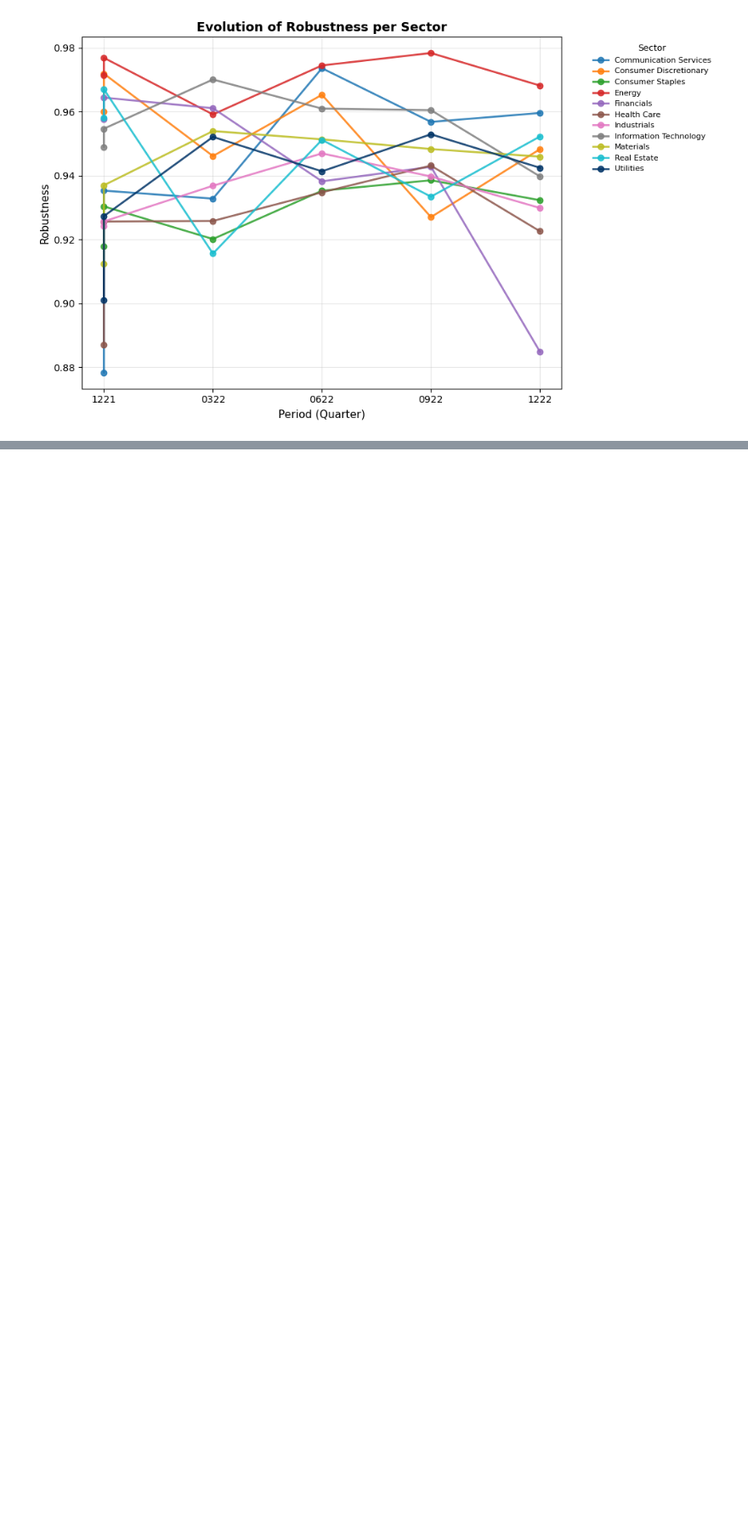
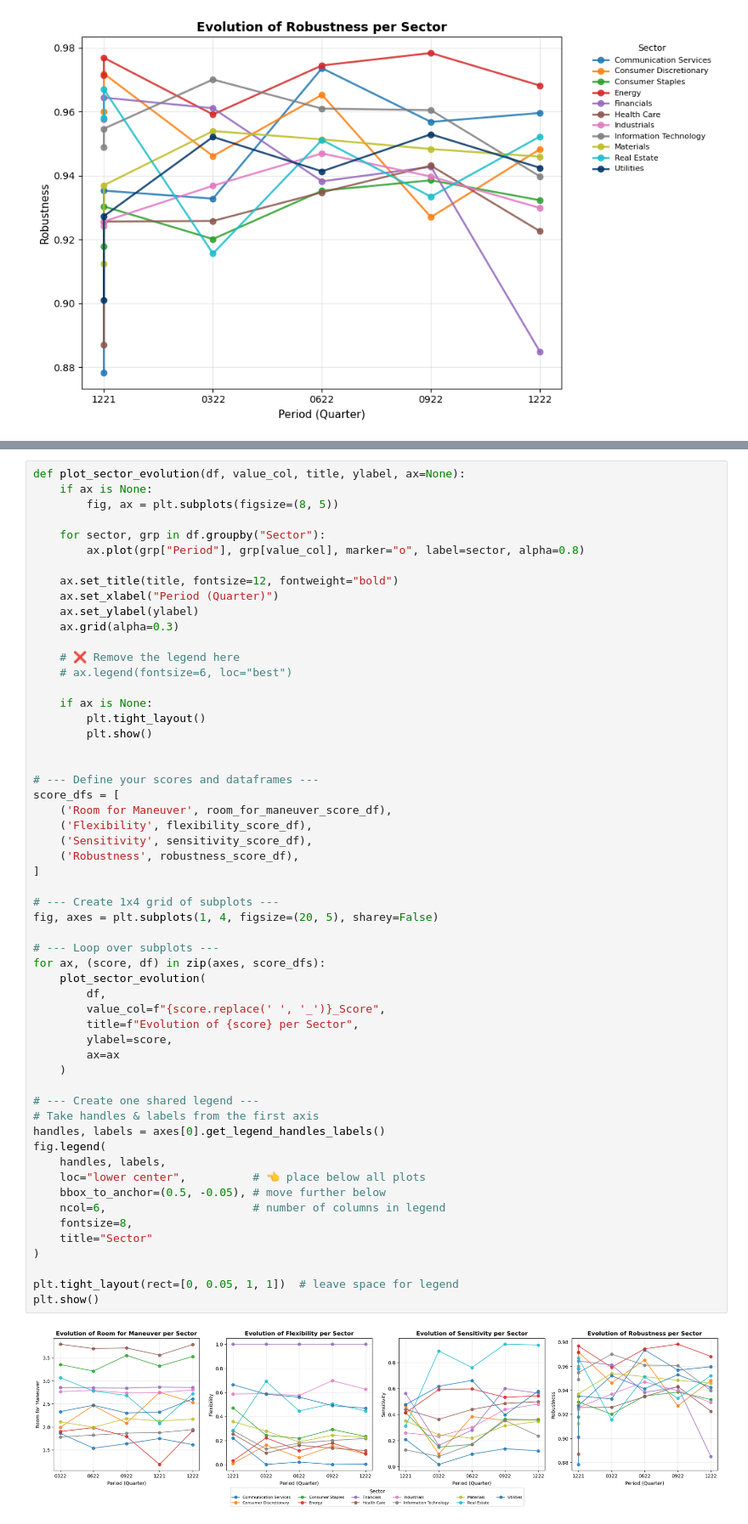
Before and after one commit to rebecca-di-francesco-bfh/sectoral-decarbonization, a Jupyter notebook: optimisation_across_all_time_windows.ipynb, the cells around one changed output, grey strips where cells are left out. Shown at 85% size. Cells and saved outputs as stored; diff of their text form; blank space fills up the shorter version.

```diff
--- a/optimisation_across_all_time_windows.ipynb
+++ b/optimisation_across_all_time_windows.ipynb
@@ -1730,3 +1762,61 @@ plt.show()
+# %%
+def plot_sector_evolution(df, value_col, title, ylabel, ax=None):
+    if ax is None:
+        fig, ax = plt.subplots(figsize=(8, 5))
+
+    for sector, grp in df.groupby("Sector"):
+        ax.plot(grp["Period"], grp[value_col], marker="o", label=sector, alpha=0.8)
+
+    ax.set_title(title, fontsize=12, fontweight="bold")
+    ax.set_xlabel("Period (Quarter)")
+    ax.set_ylabel(ylabel)
+    ax.grid(alpha=0.3)
+
+    # ❌ Remove the legend here
+    # ax.legend(fontsize=6, loc="best")
+
+    if ax is None:
+        plt.tight_layout()
+        plt.show()
+
+
+# --- Define your scores and dataframes ---
+score_dfs = [
+    ('Room for Maneuver', room_for_maneuver_score_df),
+    ('Flexibility', flexibility_score_df),
+    ('Sensitivity', sensitivity_score_df),
+    ('Robustness', robustness_score_df),
+]
+
+# --- Create 1x4 grid of subplots ---
+fig, axes = plt.subplots(1, 4, figsize=(20, 5), sharey=False)
+
+# --- Loop over subplots ---
+for ax, (score, df) in zip(axes, score_dfs):
+    plot_sector_evolution(
+        df,
+        value_col=f"{score.replace(' ', '_')}_Score",
+        title=f"Evolution of {score} per Sector",
+        ylabel=score,
+        ax=ax
+    )
+
+# --- Create one shared legend ---
+# Take handles & labels from the first axis
+handles, labels = axes[0].get_legend_handles_labels()
+fig.legend(
+    handles, labels,
+    loc="lower center",          # 👈 place below all plots
+    bbox_to_anchor=(0.5, -0.05), # move further below
+    ncol=6,                      # number of columns in legend
+    fontsize=8,
+    title="Sector"
+)
+
+plt.tight_layout(rect=[0, 0.05, 1, 1])  # leave space for legend
+plt.show()
+# %% [output]
+[figure, added]
 # %%
 
 # --- Load and normalize ---
```
Also changed, not shown: parts of 8 cells of this notebook, 29 other files.
